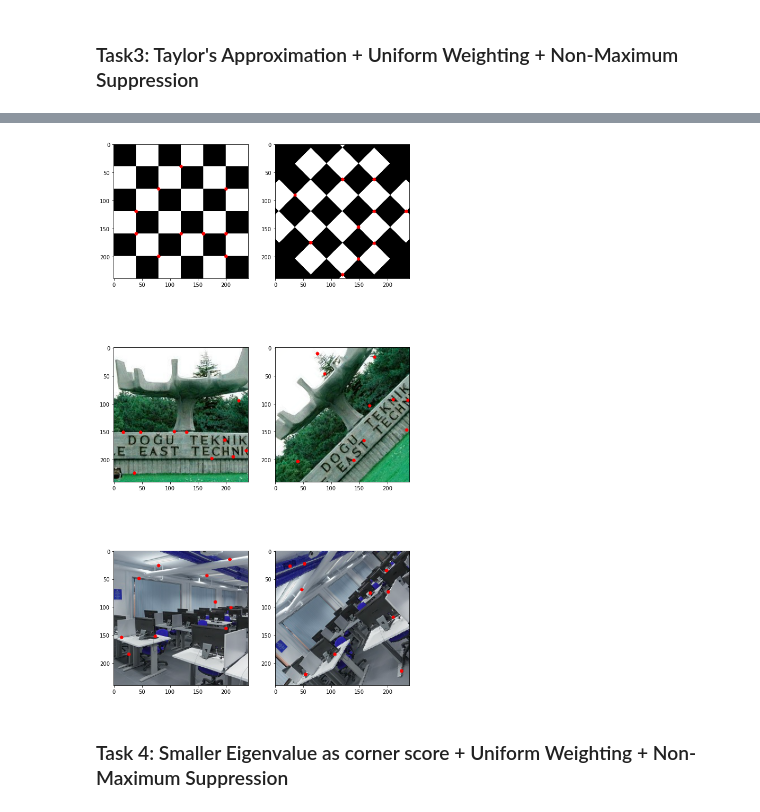
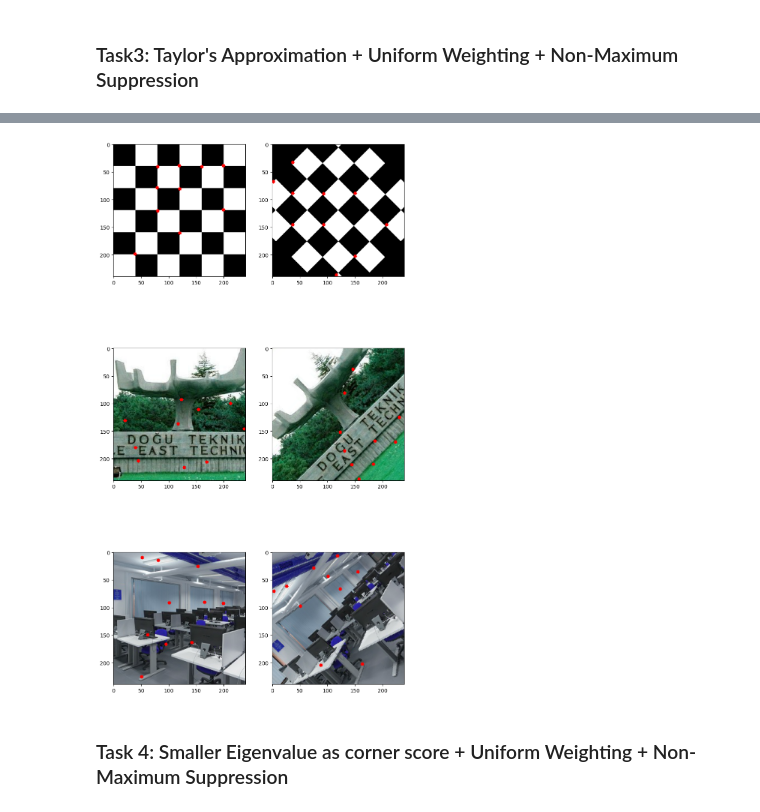
Before and after one commit to boranozum/CENG483-Computer-Vision, a Jupyter notebook: HW2/Hw_notebook.ipynb, the cells around one changed output, grey strips where cells are left out. Cells and saved outputs as stored; diff of their text form; code cells hidden in the pictures.

```diff
--- a/HW2/Hw_notebook.ipynb
+++ b/HW2/Hw_notebook.ipynb
@@ -229,7 +285,7 @@ def taylor_uniform_nonmax(original_img):
                             H = np.array([[ix[wy][wx], ixiy[wy][wx]], [ixiy[wy][wx], iy[wy][wx]]])
                             mul = np.matmul(np.array([u,v]), H)
                             mul = np.matmul(mul, np.array([[u],[v]]))
-                            total_sum = mul[0]
+                            total_sum += mul[0]
 
             res[y][x] = total_sum
 
@@ -265,43 +321,43 @@ columns = 2
 
 fig.add_subplot(rows, columns, 1)
 start = time.time()
-plt.imshow(naive_uniform_nonmax(chessboard))
+plt.imshow(taylor_uniform_nonmax(chessboard))
 end = time.time()
 
-# print('Time elapsed for chessboard %f' % (end-start))
+print('Time elapsed for chessboard %f' % (end-start))
 
 fig.add_subplot(rows, columns, 2)
 start = time.time()
-plt.imshow(naive_uniform_nonmax(chessboard_rotated))
+plt.imshow(taylor_uniform_nonmax(chessboard_rotated))
 end = time.time()
 
-# print('Time elapsed for rotated chessboard %f' % (end-start))
+print('Time elapsed for rotated chessboard %f' % (end-start))
 
 fig.add_subplot(rows, columns, 3)
 start = time.time()
-plt.imshow(naive_uniform_nonmax(agac))
+plt.imshow(taylor_uniform_nonmax(agac))
 end = time.time()
 
-# print('Time elapsed for agac %f' % (end-start))
+print('Time elapsed for agac %f' % (end-start))
 
 fig.add_subplot(rows, columns, 4)
 start = time.time()
-plt.imshow(naive_uniform_nonmax(agac_rotated))
+plt.imshow(taylor_uniform_nonmax(agac_rotated))
 end = time.time()
 
-# print('Time elapsed for rotated agac %f' % (end-start))
+print('Time elapsed for rotated agac %f' % (end-start))
 
 fig.add_subplot(rows, columns, 5)
 start = time.time()
-plt.imshow(naive_uniform_nonmax(lab))
+plt.imshow(taylor_uniform_nonmax(lab))
 end = time.time()
 
-# print('Time elapsed for lab %f' % (end-start))
+print('Time elapsed for lab %f' % (end-start))
 
 fig.add_subplot(rows, columns, 6)
 start = time.time()
-plt.imshow(naive_uniform_nonmax(lab_rotated))
+plt.imshow(taylor_uniform_nonmax(lab_rotated))
 end = time.time()
 
-# print('Time elapsed for rotated lab %f' % (end-start))
+print('Time elapsed for rotated lab %f' % (end-start))
 # %% [output]
@@ -314,4 +370,4 @@ Time elapsed for rotated lab 15.377142
-[figure, old version]
+[figure, new version]
 # %%
 ## This part is for discussion
 # %% [markdown]
```
Also changed, not shown: parts of 8 cells of this notebook, 6 other files.
